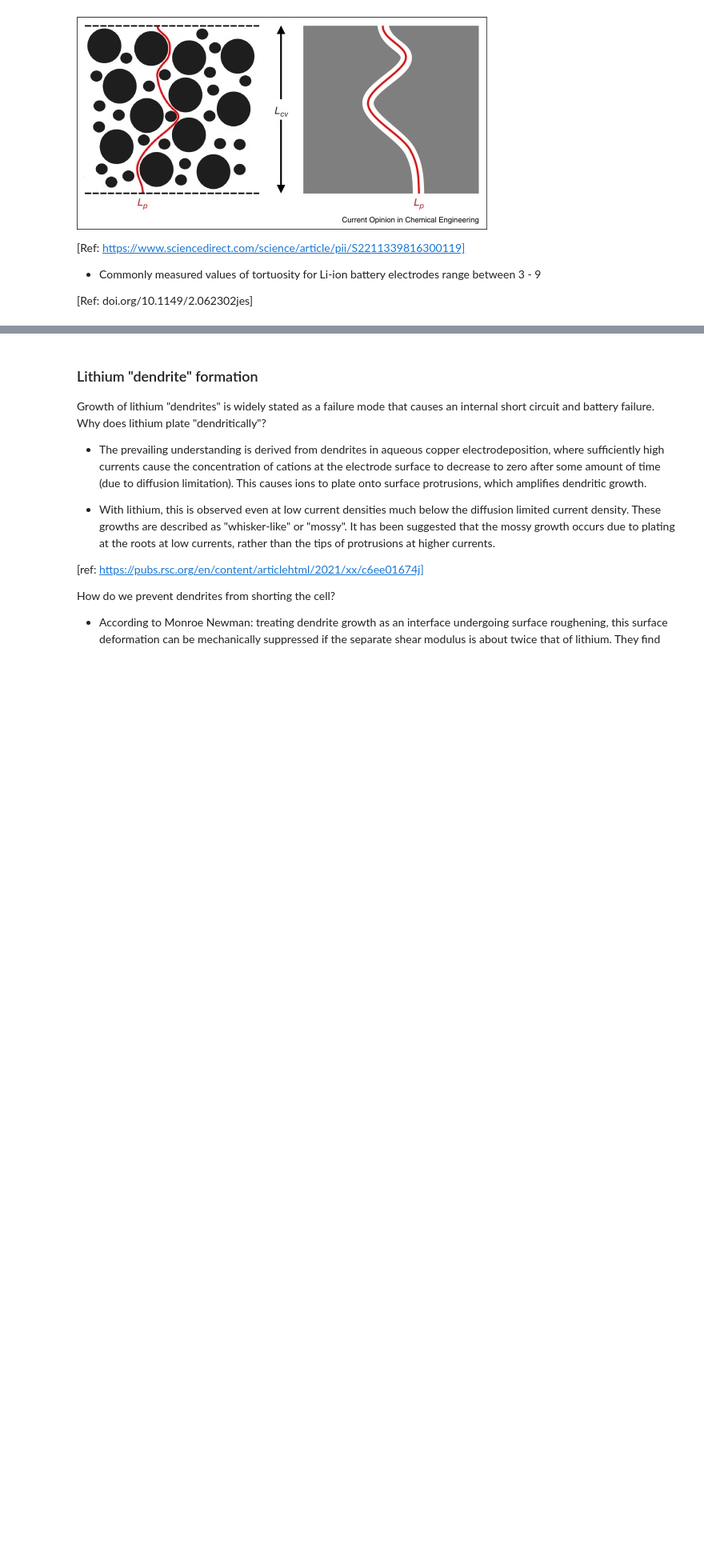
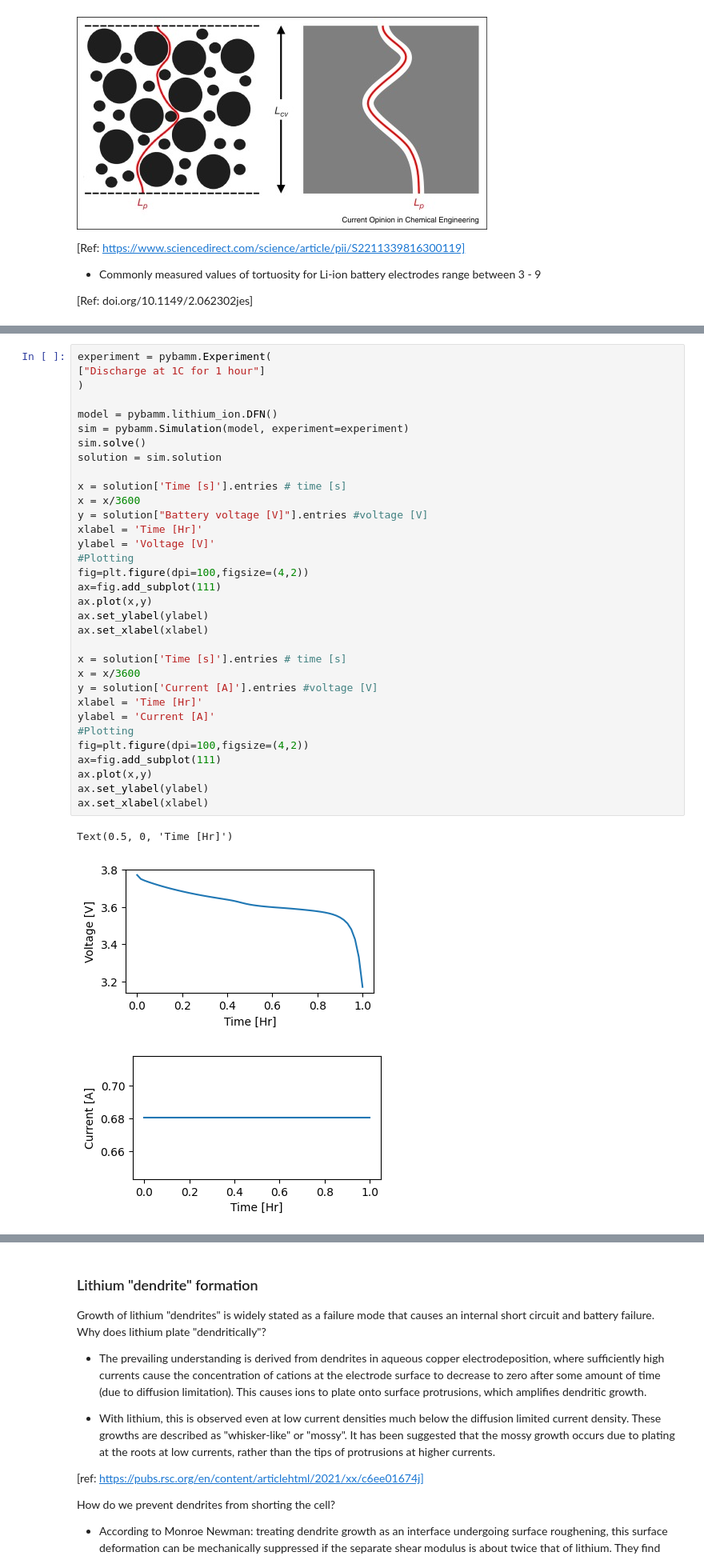
Before and after one commit to wesleykchang/Spring-2024-MEMT680, a Jupyter notebook: Spring 2024 MEMT680/Session-3.ipynb, the cells around one changed output, grey strips where cells are left out. Shown at 80% size. Cells and saved outputs as stored; diff of their text form; blank space fills up the shorter version.

```diff
--- a/Spring 2024 MEMT680/Session-3.ipynb
+++ b/Spring 2024 MEMT680/Session-3.ipynb
@@ -208,0 +271,37 @@ PyBAMM is a modern day implementation: https://colab.research.google.com/drive/1
+# %%
+experiment = pybamm.Experiment(
+["Discharge at 1C for 1 hour"]
+)
+
+model = pybamm.lithium_ion.DFN()
+sim = pybamm.Simulation(model, experiment=experiment)
+sim.solve()
+solution = sim.solution
+
+x = solution['Time [s]'].entries # time [s]
+x = x/3600
+y = solution["Battery voltage [V]"].entries #voltage [V]
+xlabel = 'Time [Hr]'
+ylabel = 'Voltage [V]'
+#Plotting
+fig=plt.figure(dpi=100,figsize=(4,2))
+ax=fig.add_subplot(111)
+ax.plot(x,y)
+ax.set_ylabel(ylabel)
+ax.set_xlabel(xlabel)
+
+x = solution['Time [s]'].entries # time [s]
+x = x/3600
+y = solution['Current [A]'].entries #voltage [V]
+xlabel = 'Time [Hr]'
+ylabel = 'Current [A]'
+#Plotting
+fig=plt.figure(dpi=100,figsize=(4,2))
+ax=fig.add_subplot(111)
+ax.plot(x,y)
+ax.set_ylabel(ylabel)
+ax.set_xlabel(xlabel)
+# %% [output]
+Text(0.5, 0, 'Time [Hr]')
+[figure, added]
+[figure, added]
```
Also changed, not shown: parts of 8 cells of this notebook.
